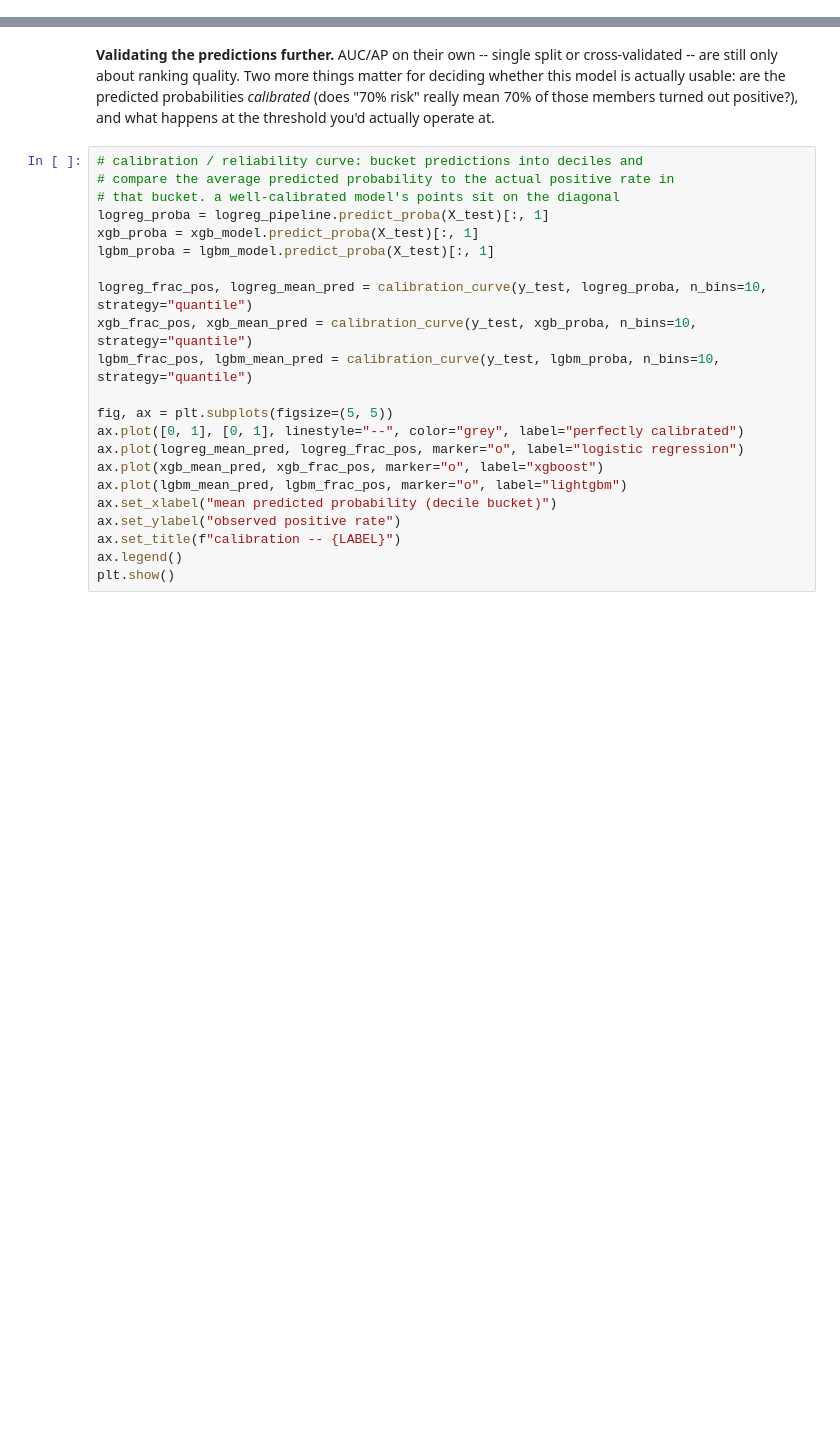
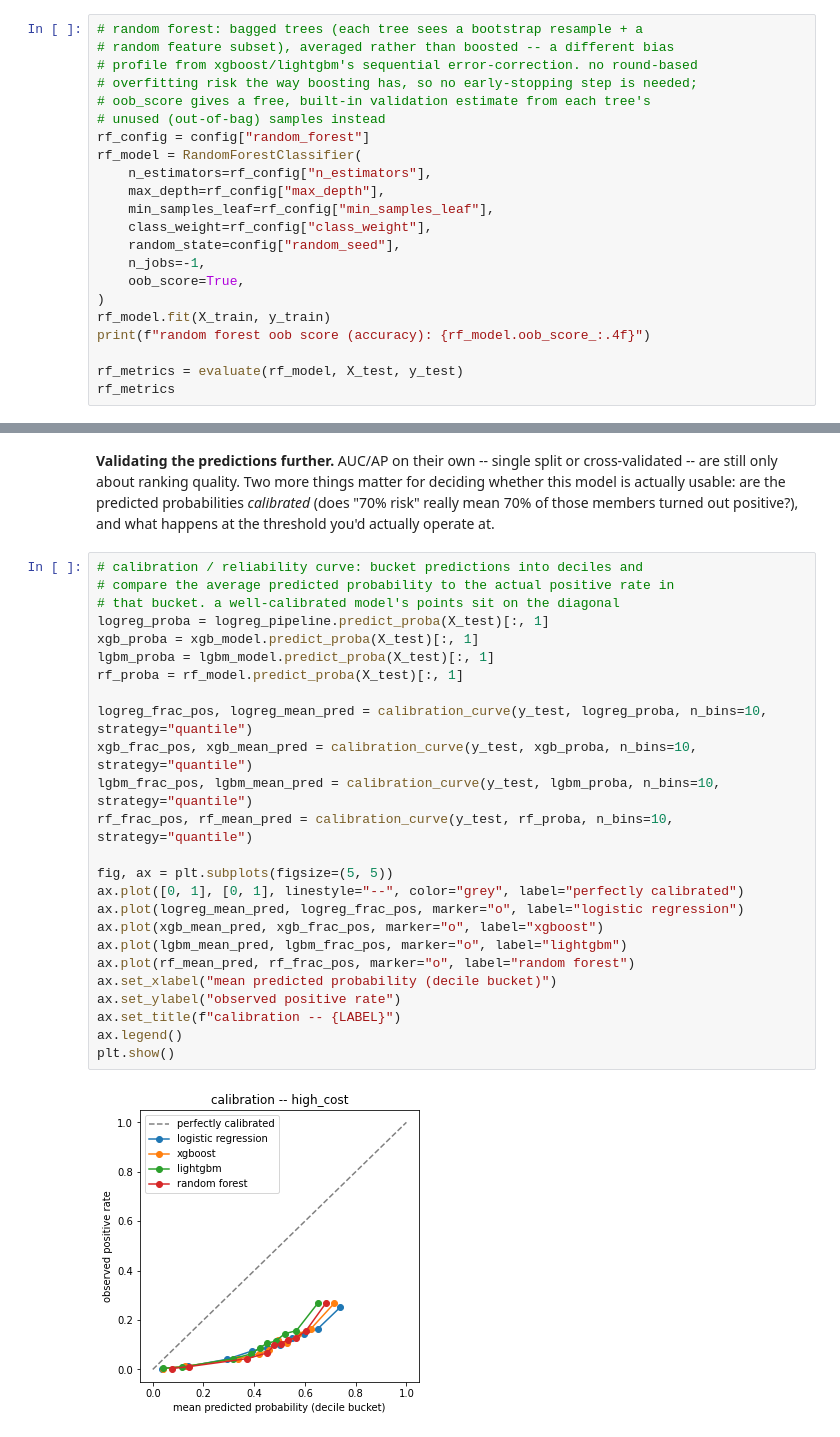
Before and after one commit to nainikagupta02/medicare-risk-pipeline, a Jupyter notebook: notebooks/05_train_models.ipynb, the cells around one changed output, grey strips where cells are left out. Saved outputs shown, nothing was run; the diff lists cells and outputs as text; blank space fills up the shorter version.

```diff
--- a/notebooks/05_train_models.ipynb
+++ b/notebooks/05_train_models.ipynb
@@ -221,0 +255,22 @@ lgbm_metrics
+# %%
+# random forest: bagged trees (each tree sees a bootstrap resample + a
+# random feature subset), averaged rather than boosted -- a different bias
+# profile from xgboost/lightgbm's sequential error-correction. no round-based
+# overfitting risk the way boosting has, so no early-stopping step is needed;
+# oob_score gives a free, built-in validation estimate from each tree's
+# unused (out-of-bag) samples instead
+rf_config = config["random_forest"]
+rf_model = RandomForestClassifier(
+    n_estimators=rf_config["n_estimators"],
+    max_depth=rf_config["max_depth"],
+    min_samples_leaf=rf_config["min_samples_leaf"],
+    class_weight=rf_config["class_weight"],
+    random_state=config["random_seed"],
+    n_jobs=-1,
+    oob_score=True,
+)
+rf_model.fit(X_train, y_train)
+print(f"random forest oob score (accuracy): {rf_model.oob_score_:.4f}")
+
+rf_metrics = evaluate(rf_model, X_test, y_test)
+rf_metrics
@@ -284,25 +527,30 @@ cv_overfit_summary
 # %%
 # calibration / reliability curve: bucket predictions into deciles and
 # compare the average predicted probability to the actual positive rate in
 # that bucket. a well-calibrated model's points sit on the diagonal
 logreg_proba = logreg_pipeline.predict_proba(X_test)[:, 1]
 xgb_proba = xgb_model.predict_proba(X_test)[:, 1]
 lgbm_proba = lgbm_model.predict_proba(X_test)[:, 1]
+rf_proba = rf_model.predict_proba(X_test)[:, 1]
 
 logreg_frac_pos, logreg_mean_pred = calibration_curve(y_test, logreg_proba, n_bins=10, strategy="quantile")
 xgb_frac_pos, xgb_mean_pred = calibration_curve(y_test, xgb_proba, n_bins=10, strategy="quantile")
 lgbm_frac_pos, lgbm_mean_pred = calibration_curve(y_test, lgbm_proba, n_bins=10, strategy="quantile")
+rf_frac_pos, rf_mean_pred = calibration_curve(y_test, rf_proba, n_bins=10, strategy="quantile")
 
 fig, ax = plt.subplots(figsize=(5, 5))
 ax.plot([0, 1], [0, 1], linestyle="--", color="grey", label="perfectly calibrated")
 ax.plot(logreg_mean_pred, logreg_frac_pos, marker="o", label="logistic regression")
 ax.plot(xgb_mean_pred, xgb_frac_pos, marker="o", label="xgboost")
 ax.plot(lgbm_mean_pred, lgbm_frac_pos, marker="o", label="lightgbm")
+ax.plot(rf_mean_pred, rf_frac_pos, marker="o", label="random forest")
 ax.set_xlabel("mean predicted probability (decile bucket)")
 ax.set_ylabel("observed positive rate")
 ax.set_title(f"calibration -- {LABEL}")
 ax.legend()
 plt.show()
+# %% [output]
+[figure, added]
 # %%
 # confusion matrix + precision/recall at an actual operating threshold.
 # a fixed 0.5 cutoff is a poor default under heavy imbalance -- with only
```
Also changed, not shown: parts of 25 cells of this notebook, 4 other files.
